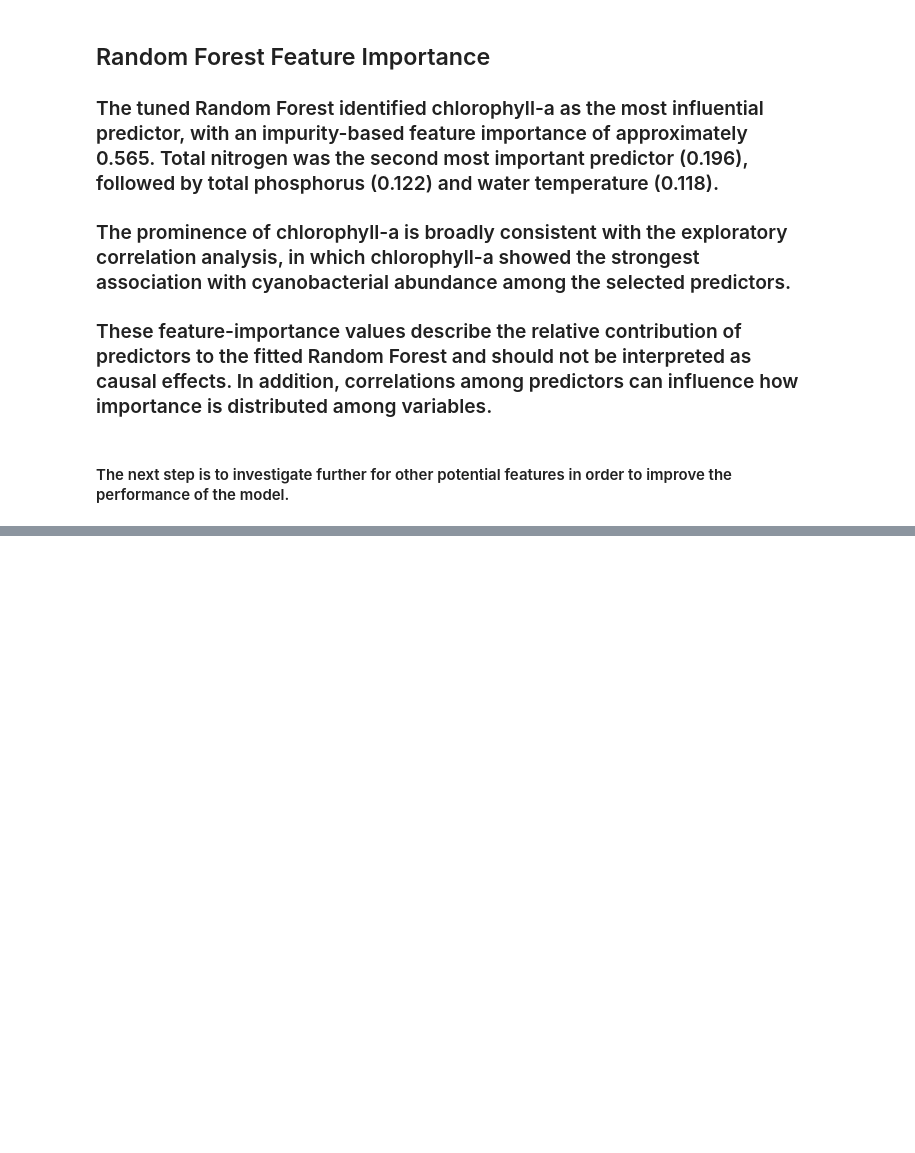
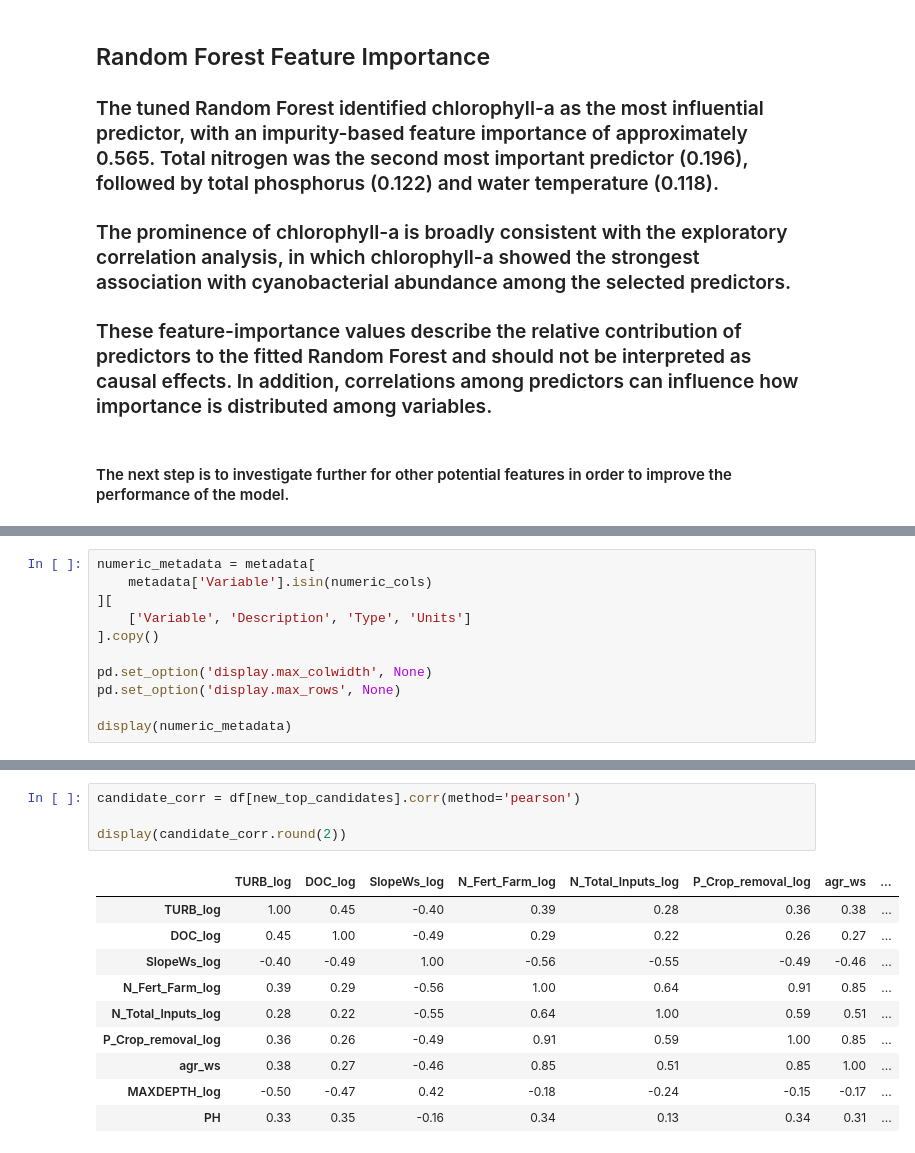
Before and after one commit to Projectisready/Algal_Bloom, a Jupyter notebook: notebooks/01_exploratory_analysis.ipynb, the cells around one changed output, grey strips where cells are left out. Saved outputs shown, nothing was run; the diff lists cells and outputs as text; blank space fills up the shorter version.

```diff
--- a/notebooks/01_exploratory_analysis.ipynb
+++ b/notebooks/01_exploratory_analysis.ipynb
@@ -1294,0 +1338,11 @@ plt.show()
+# %%
+numeric_metadata = metadata[
+    metadata['Variable'].isin(numeric_cols)
+][
+    ['Variable', 'Description', 'Type', 'Units']
+].copy()
+
+pd.set_option('display.max_colwidth', None)
+pd.set_option('display.max_rows', None)
+
+display(numeric_metadata)
@@ -1294,0 +1653,15 @@ plt.show()
+# %%
+candidate_corr = df[new_top_candidates].corr(method='pearson')
+
+display(candidate_corr.round(2))
+# %% [output]
+|  | TURB_log | DOC_log | SlopeWs_log | N_Fert_Farm_log | N_Total_Inputs_log | P_Crop_removal_log | agr_ws | ... |
+| TURB_log | 1.00 | 0.45 | -0.40 | 0.39 | 0.28 | 0.36 | 0.38 | ... |
+| DOC_log | 0.45 | 1.00 | -0.49 | 0.29 | 0.22 | 0.26 | 0.27 | ... |
+| SlopeWs_log | -0.40 | -0.49 | 1.00 | -0.56 | -0.55 | -0.49 | -0.46 | ... |
+| N_Fert_Farm_log | 0.39 | 0.29 | -0.56 | 1.00 | 0.64 | 0.91 | 0.85 | ... |
+| N_Total_Inputs_log | 0.28 | 0.22 | -0.55 | 0.64 | 1.00 | 0.59 | 0.51 | ... |
+| P_Crop_removal_log | 0.36 | 0.26 | -0.49 | 0.91 | 0.59 | 1.00 | 0.85 | ... |
+| agr_ws | 0.38 | 0.27 | -0.46 | 0.85 | 0.51 | 0.85 | 1.00 | ... |
+| MAXDEPTH_log | -0.50 | -0.47 | 0.42 | -0.18 | -0.24 | -0.15 | -0.17 | ... |
+| PH | 0.33 | 0.35 | -0.16 | 0.34 | 0.13 | 0.34 | 0.31 | ... |
```
Also changed, not shown: parts of 134 cells of this notebook.
